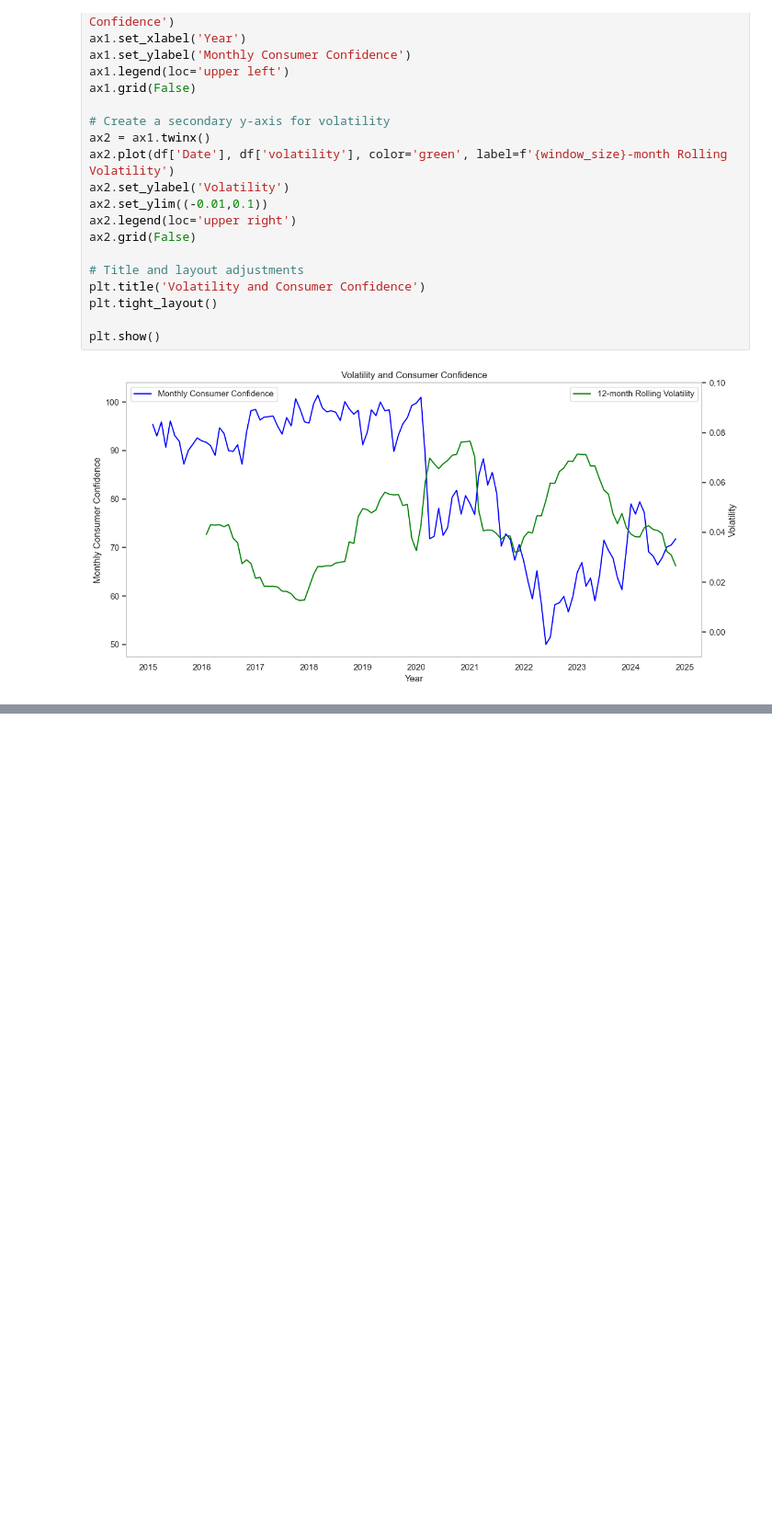
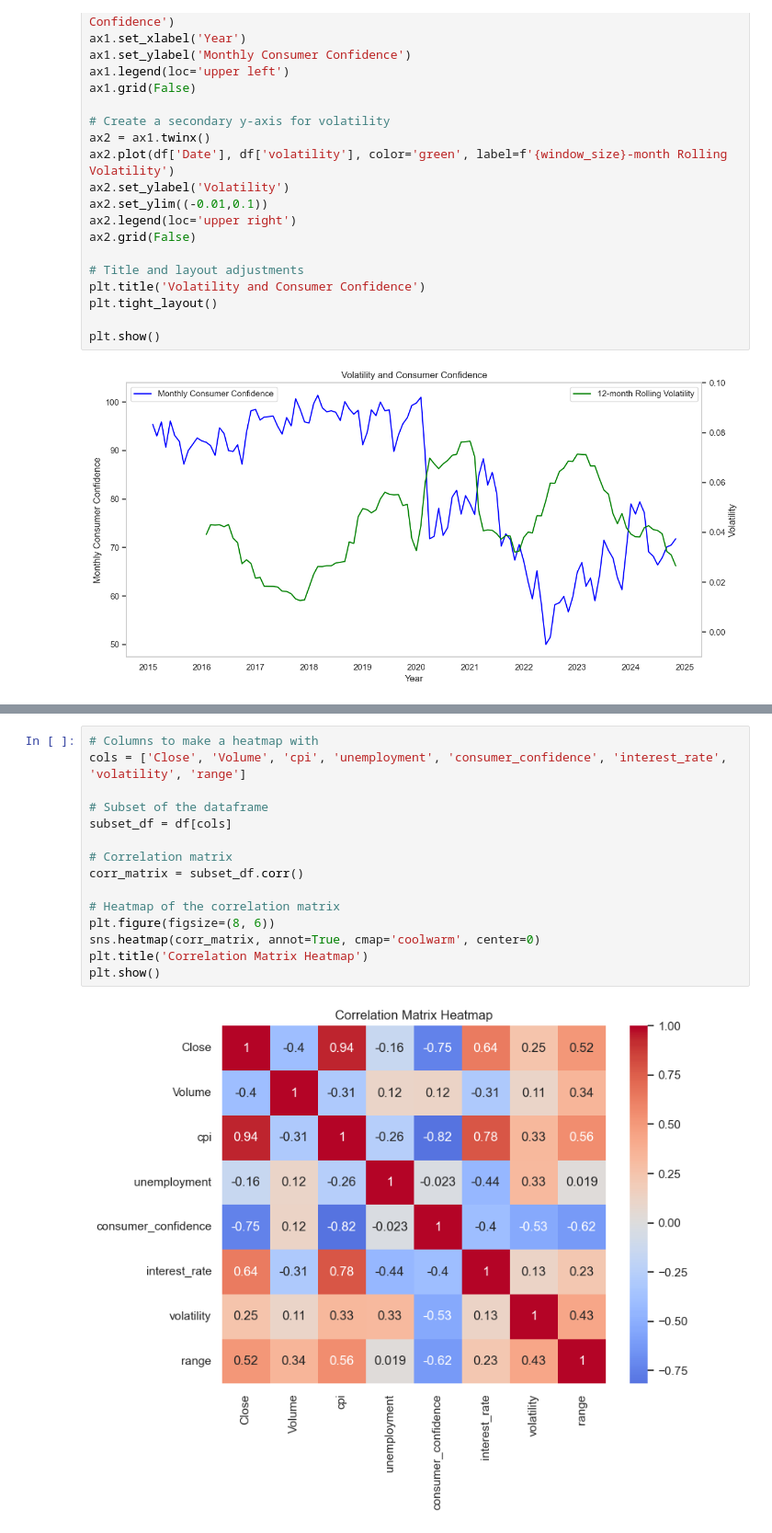
Before and after one commit to SmiffBarney/VaR, a Jupyter notebook: eda.ipynb, the cells around one changed output, grey strips where cells are left out. Shown at 92% size. Saved outputs shown, nothing was run; the diff lists cells and outputs as text; blank space fills up the shorter version.

```diff
--- a/eda.ipynb
+++ b/eda.ipynb
@@ -273,0 +356,17 @@ plt.show()
+# %%
+# Columns to make a heatmap with
+cols = ['Close', 'Volume', 'cpi', 'unemployment', 'consumer_confidence', 'interest_rate', 'volatility', 'range']
+
+# Subset of the dataframe
+subset_df = df[cols]
+
+# Correlation matrix
+corr_matrix = subset_df.corr()
+
+# Heatmap of the correlation matrix
+plt.figure(figsize=(8, 6))
+sns.heatmap(corr_matrix, annot=True, cmap='coolwarm', center=0)
+plt.title('Correlation Matrix Heatmap')
+plt.show()
+# %% [output]
+[figure, added]
```
Also changed, not shown: parts of 17 cells of this notebook, 1 other file.
